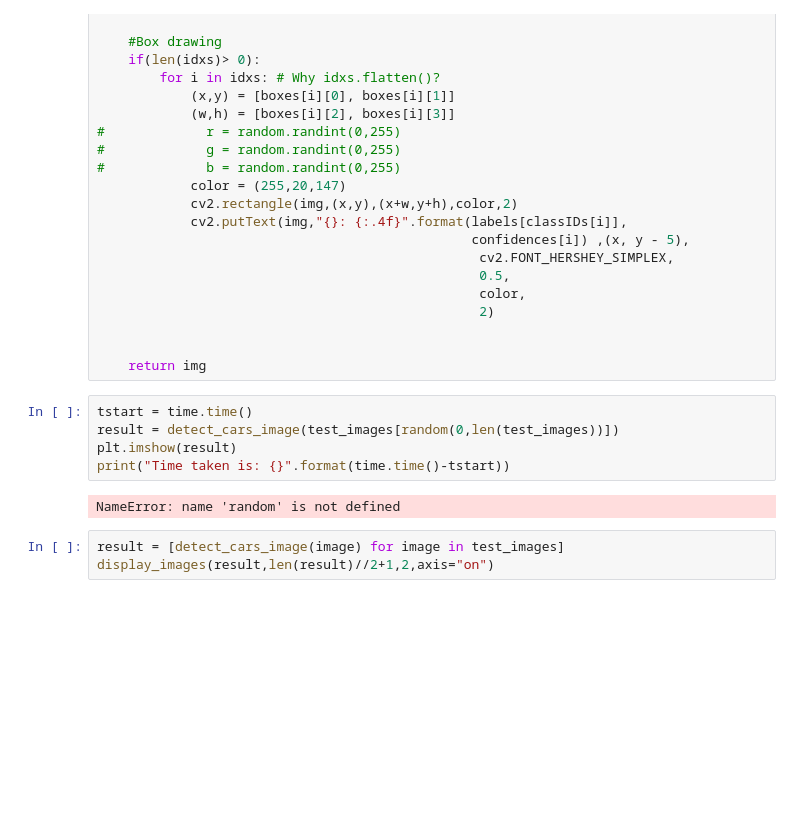
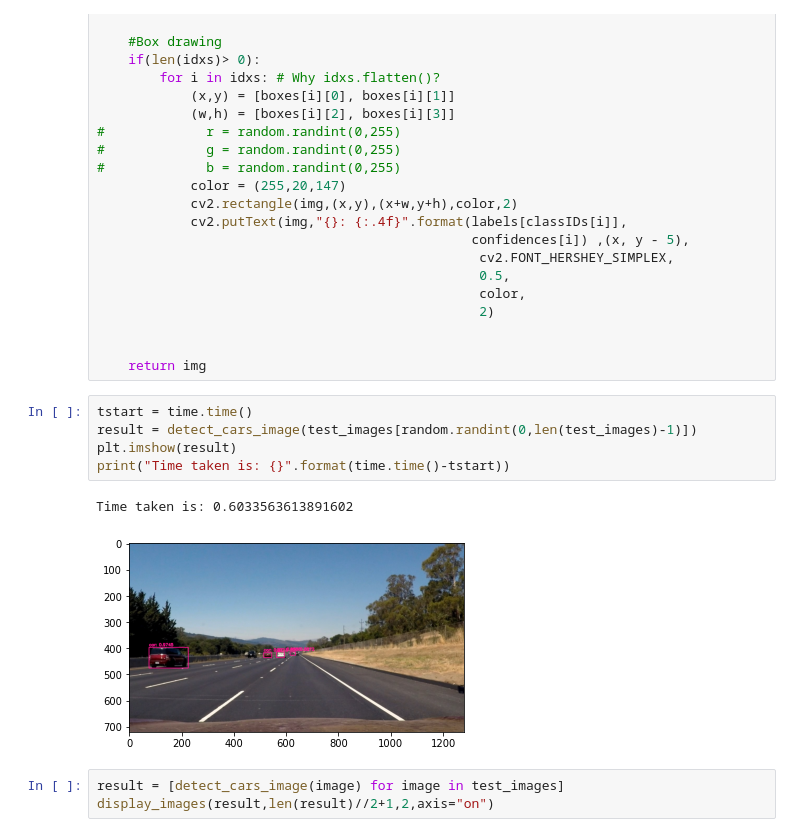
Before and after one commit to agamyo168/Lane-Detection, a Jupyter notebook: YOLO/yolo_vehicle_detection.ipynb, the cells around one changed output. Cells and saved outputs as stored; diff of their text form; blank space fills up the shorter version.

Commit message:
fixed the random error

```diff
--- a/YOLO/yolo_vehicle_detection.ipynb
+++ b/YOLO/yolo_vehicle_detection.ipynb
@@ -134,11 +134,12 @@ def detect_cars_image(img):
     return img
 # %%
 tstart = time.time()
-result = detect_cars_image(test_images[random(0,len(test_images))])
+result = detect_cars_image(test_images[random.randint(0,len(test_images)-1)])
 plt.imshow(result)
 print("Time taken is: {}".format(time.time()-tstart))
 # %% [output]
-NameError: name 'random' is not defined
+Time taken is: 0.6033563613891602
+[figure, added]
 # %%
 result = [detect_cars_image(image) for image in test_images]
 display_images(result,len(result)//2+1,2,axis="on")
```
